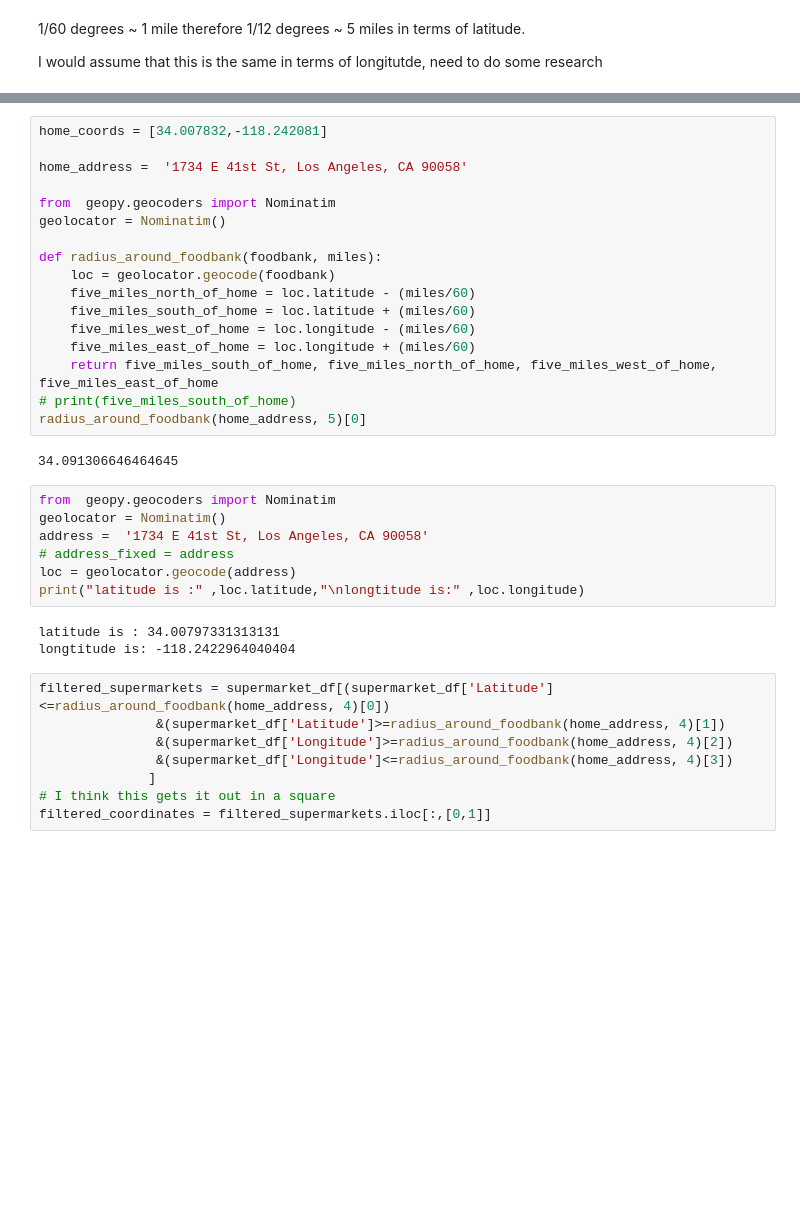
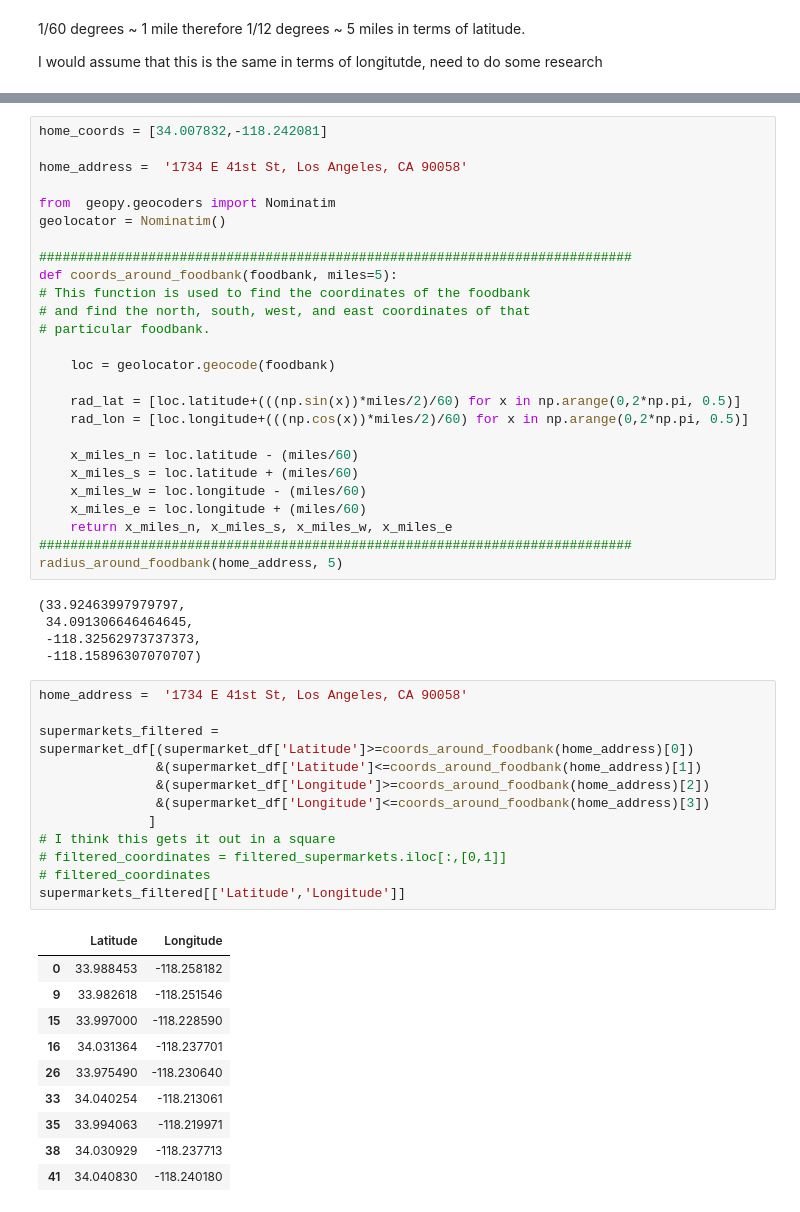
Before and after one commit to AymanSulaiman/ProjectOneOx, a Jupyter notebook: Oficious Ox Data cleaning - supermarkets.ipynb, the cells around one changed output, grey strips where cells are left out. Cells and saved outputs as stored; diff of their text form; blank space fills up the shorter version.

```diff
--- a/Oficious Ox Data cleaning - supermarkets.ipynb
+++ b/Oficious Ox Data cleaning - supermarkets.ipynb
@@ -182,32 +230,49 @@ home_address =  '1734 E 41st St, Los Angeles, CA 90058'
 from  geopy.geocoders import Nominatim
 geolocator = Nominatim()
 
-def radius_around_foodbank(foodbank, miles):
+############################################################################
+def coords_around_foodbank(foodbank, miles=5):
+# This function is used to find the coordinates of the foodbank
+# and find the north, south, west, and east coordinates of that
+# particular foodbank.
+
     loc = geolocator.geocode(foodbank)
-    five_miles_north_of_home = loc.latitude - (miles/60)
-    five_miles_south_of_home = loc.latitude + (miles/60)
-    five_miles_west_of_home = loc.longitude - (miles/60)
-    five_miles_east_of_home = loc.longitude + (miles/60)
-    return five_miles_south_of_home, five_miles_north_of_home, five_miles_west_of_home, five_miles_east_of_home
-# print(five_miles_south_of_home)
-radius_around_foodbank(home_address, 5)[0]
+
+    rad_lat = [loc.latitude+(((np.sin(x))*miles/2)/60) for x in np.arange(0,2*np.pi, 0.5)]
+    rad_lon = [loc.longitude+(((np.cos(x))*miles/2)/60) for x in np.arange(0,2*np.pi, 0.5)]
+
+    x_miles_n = loc.latitude - (miles/60)
+    x_miles_s = loc.latitude + (miles/60)
+    x_miles_w = loc.longitude - (miles/60)
+    x_miles_e = loc.longitude + (miles/60)
+    return x_miles_n, x_miles_s, x_miles_w, x_miles_e
+############################################################################
+radius_around_foodbank(home_address, 5)
 # %% [output]
-34.091306646464645
+(33.92463997979797,
+ 34.091306646464645,
+ -118.32562973737373,
+ -118.15896307070707)
-# %%
-from  geopy.geocoders import Nominatim
-geolocator = Nominatim()
-address =  '1734 E 41st St, Los Angeles, CA 90058'
-# address_fixed = address
-loc = geolocator.geocode(address)
-print("latitude is :" ,loc.latitude,"\nlongtitude is:" ,loc.longitude)
-# %% [output]
-latitude is : 34.00797331313131
-longtitude is: -118.2422964040404
 # %%
-filtered_supermarkets = supermarket_df[(supermarket_df['Latitude']<=radius_around_foodbank(home_address, 4)[0])
-               &(supermarket_df['Latitude']>=radius_around_foodbank(home_address, 4)[1])
-               &(supermarket_df['Longitude']>=radius_around_foodbank(home_address, 4)[2])
-               &(supermarket_df['Longitude']<=radius_around_foodbank(home_address, 4)[3])
+home_address =  '1734 E 41st St, Los Angeles, CA 90058'
+
+supermarkets_filtered = supermarket_df[(supermarket_df['Latitude']>=coords_around_foodbank(home_address)[0])
+               &(supermarket_df['Latitude']<=coords_around_foodbank(home_address)[1])
+               &(supermarket_df['Longitude']>=coords_around_foodbank(home_address)[2])
+               &(supermarket_df['Longitude']<=coords_around_foodbank(home_address)[3])
               ]
 # I think this gets it out in a square
-filtered_coordinates = filtered_supermarkets.iloc[:,[0,1]]
+# filtered_coordinates = filtered_supermarkets.iloc[:,[0,1]]
+# filtered_coordinates
+supermarkets_filtered[['Latitude','Longitude']]
+# %% [output]
+|  | Latitude | Longitude |
+| 0 | 33.988453 | -118.258182 |
+| 9 | 33.982618 | -118.251546 |
+| 15 | 33.997000 | -118.228590 |
+| 16 | 34.031364 | -118.237701 |
+| 26 | 33.975490 | -118.230640 |
+| 33 | 34.040254 | -118.213061 |
+| 35 | 33.994063 | -118.219971 |
+| 38 | 34.030929 | -118.237713 |
+| 41 | 34.040830 | -118.240180 |
```
Also changed, not shown: parts of 5 cells of this notebook.
